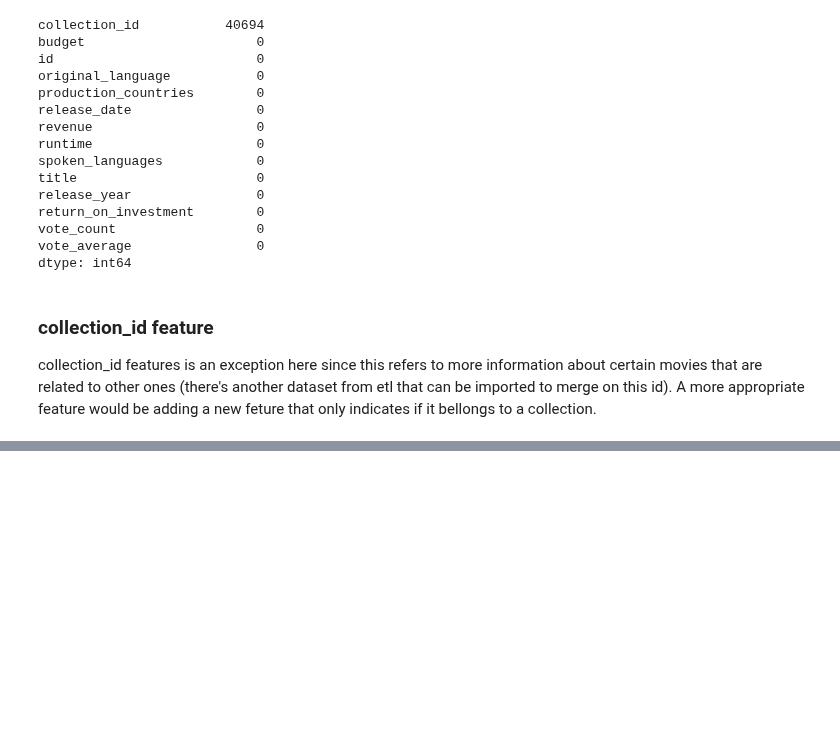
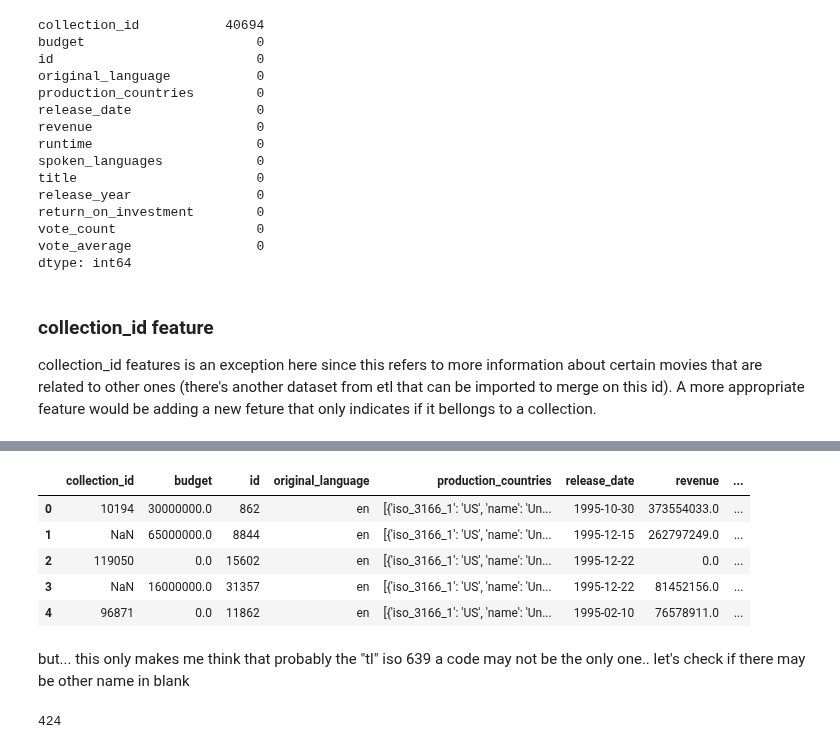
Before and after one commit to someonefrom93/PI_JUL, a Jupyter notebook: eda.ipynb, the cells around one changed output, grey strips where cells are left out. Cells and saved outputs as stored; diff of their text form; code cells hidden in the pictures; blank space fills up the shorter version.

```diff
--- a/eda.ipynb
+++ b/eda.ipynb
@@ -106,0 +209,16 @@ I would like to know how predominant the language english is in the movies. Parh
+# %%
+# And let's check the final output.. great, it seems we have already impute Tangolog correctly
+movies_df.head()
+# %% [output]
+|  | collection_id | budget | id | original_language | production_countries | release_date | revenue | ... |
+| 0 | 10194 | 30000000.0 | 862 | en | [{'iso_3166_1': 'US', 'name': 'Un... | 1995-10-30 | 373554033.0 | ... |
+| 1 | NaN | 65000000.0 | 8844 | en | [{'iso_3166_1': 'US', 'name': 'Un... | 1995-12-15 | 262797249.0 | ... |
+| 2 | 119050 | 0.0 | 15602 | en | [{'iso_3166_1': 'US', 'name': 'Un... | 1995-12-22 | 0.0 | ... |
+| 3 | NaN | 16000000.0 | 31357 | en | [{'iso_3166_1': 'US', 'name': 'Un... | 1995-12-22 | 81452156.0 | ... |
+| 4 | 96871 | 0.0 | 11862 | en | [{'iso_3166_1': 'US', 'name': 'Un... | 1995-02-10 | 76578911.0 | ... |
+# %% [markdown]
+but... this only makes me think that probably the "tl" iso 639 a code may not be the only one.. let's check if there may be other name in blank
+# %%
+movies_df["spoken_languages"].apply(lambda languages: "" in (language["name"] for language in languages)).sum()
+# %% [output]
+424
```
Also changed, not shown: parts of 20 cells of this notebook.
